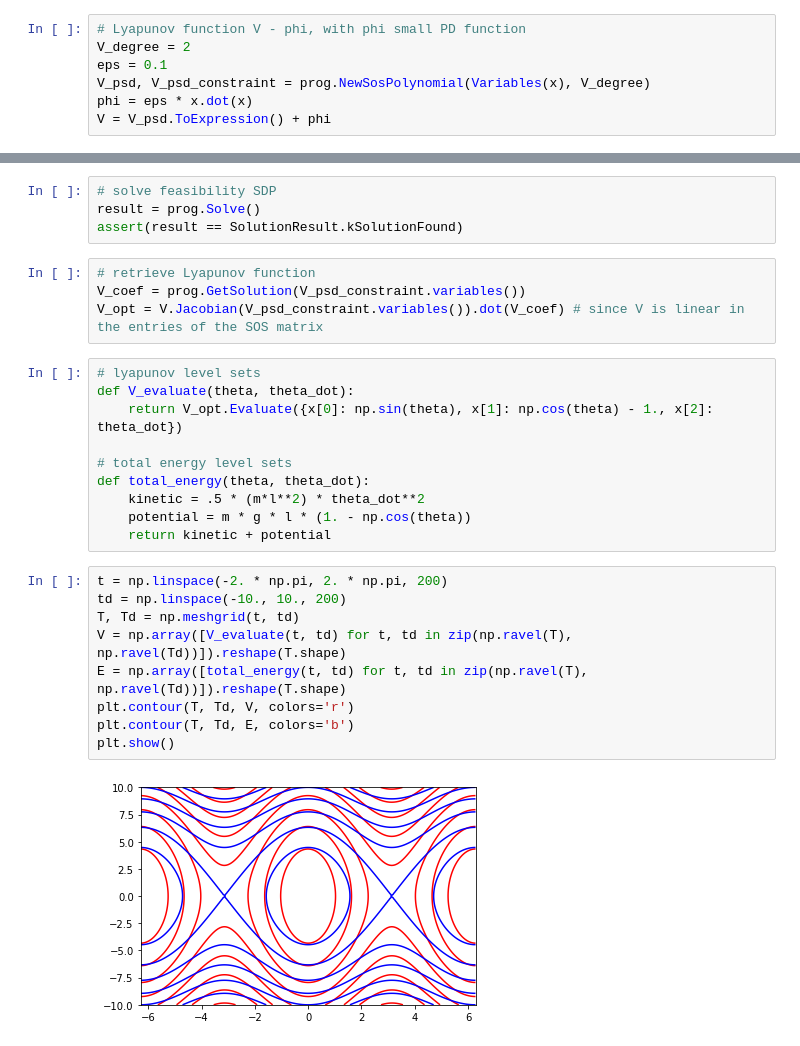
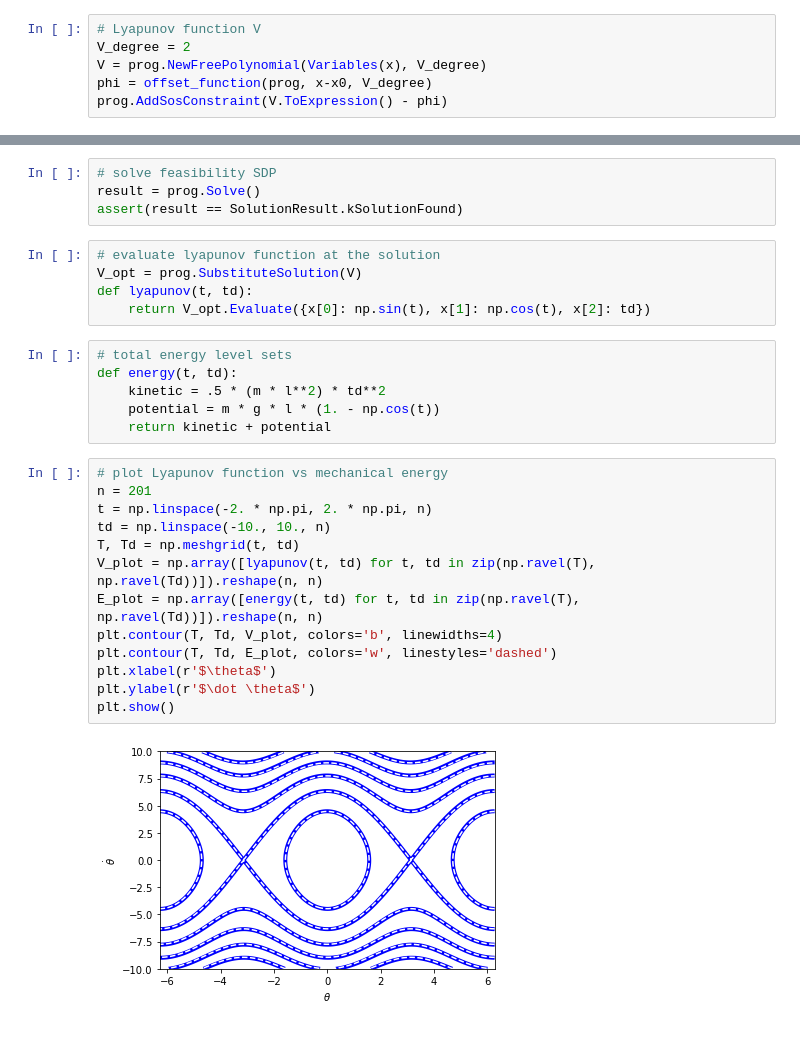
Before and after one commit to TobiaMarcucci/pydrake_notebooks, a Jupyter notebook: pendulum_sos.ipynb, the cells around one changed output, grey strips where cells are left out. Saved outputs shown, nothing was run; the diff lists cells and outputs as text.

```diff
--- a/pendulum_sos.ipynb
+++ b/pendulum_sos.ipynb
@@ -28,7 +54,6 @@ constraint_set = x[0]**2 + x[1]**2 + x[1]
 # %%
-# Lyapunov function V - phi, with phi small PD function
+# Lyapunov function V
 V_degree = 2
-eps = 0.1
-V_psd, V_psd_constraint = prog.NewSosPolynomial(Variables(x), V_degree)
-phi = eps * x.dot(x)
-V = V_psd.ToExpression() + phi
+V = prog.NewFreePolynomial(Variables(x), V_degree)
+phi = offset_function(prog, x-x0, V_degree)
+prog.AddSosConstraint(V.ToExpression() - phi)
@@ -47,28 +88,29 @@ prog.AddSosConstraint(- Vdot + lam.ToExpression() * constraint_set)
 # solve feasibility SDP
 result = prog.Solve()
 assert(result == SolutionResult.kSolutionFound)
-# %%
-# retrieve Lyapunov function
-V_coef = prog.GetSolution(V_psd_constraint.variables())
-V_opt = V.Jacobian(V_psd_constraint.variables()).dot(V_coef) # since V is linear in the entries of the SOS matrix
+# %%
+# evaluate lyapunov function at the solution
+V_opt = prog.SubstituteSolution(V)
+def lyapunov(t, td):
+    return V_opt.Evaluate({x[0]: np.sin(t), x[1]: np.cos(t), x[2]: td})
 # %%
-# lyapunov level sets
-def V_evaluate(theta, theta_dot):
-    return V_opt.Evaluate({x[0]: np.sin(theta), x[1]: np.cos(theta) - 1., x[2]: theta_dot})
-
 # total energy level sets
-def total_energy(theta, theta_dot):
-    kinetic = .5 * (m*l**2) * theta_dot**2
-    potential = m * g * l * (1. - np.cos(theta))
+def energy(t, td):
+    kinetic = .5 * (m * l**2) * td**2
+    potential = m * g * l * (1. - np.cos(t))
     return kinetic + potential
 # %%
-t = np.linspace(-2. * np.pi, 2. * np.pi, 200)
-td = np.linspace(-10., 10., 200)
+# plot Lyapunov function vs mechanical energy
+n = 201
+t = np.linspace(-2. * np.pi, 2. * np.pi, n)
+td = np.linspace(-10., 10., n)
 T, Td = np.meshgrid(t, td)
-V = np.array([V_evaluate(t, td) for t, td in zip(np.ravel(T), np.ravel(Td))]).reshape(T.shape)
-E = np.array([total_energy(t, td) for t, td in zip(np.ravel(T), np.ravel(Td))]).reshape(T.shape)
-plt.contour(T, Td, V, colors='r')
-plt.contour(T, Td, E, colors='b')
+V_plot = np.array([lyapunov(t, td) for t, td in zip(np.ravel(T), np.ravel(Td))]).reshape(n, n)
+E_plot = np.array([energy(t, td) for t, td in zip(np.ravel(T), np.ravel(Td))]).reshape(n, n)
+plt.contour(T, Td, V_plot, colors='b', linewidths=4)
+plt.contour(T, Td, E_plot, colors='w', linestyles='dashed')
+plt.xlabel(r'$\theta$')
+plt.ylabel(r'$\dot \theta$')
 plt.show()
 # %% [output]
-[figure, old version]
+[figure, new version]
```
Also changed, not shown: parts of 10 cells of this notebook, 1 other file.
